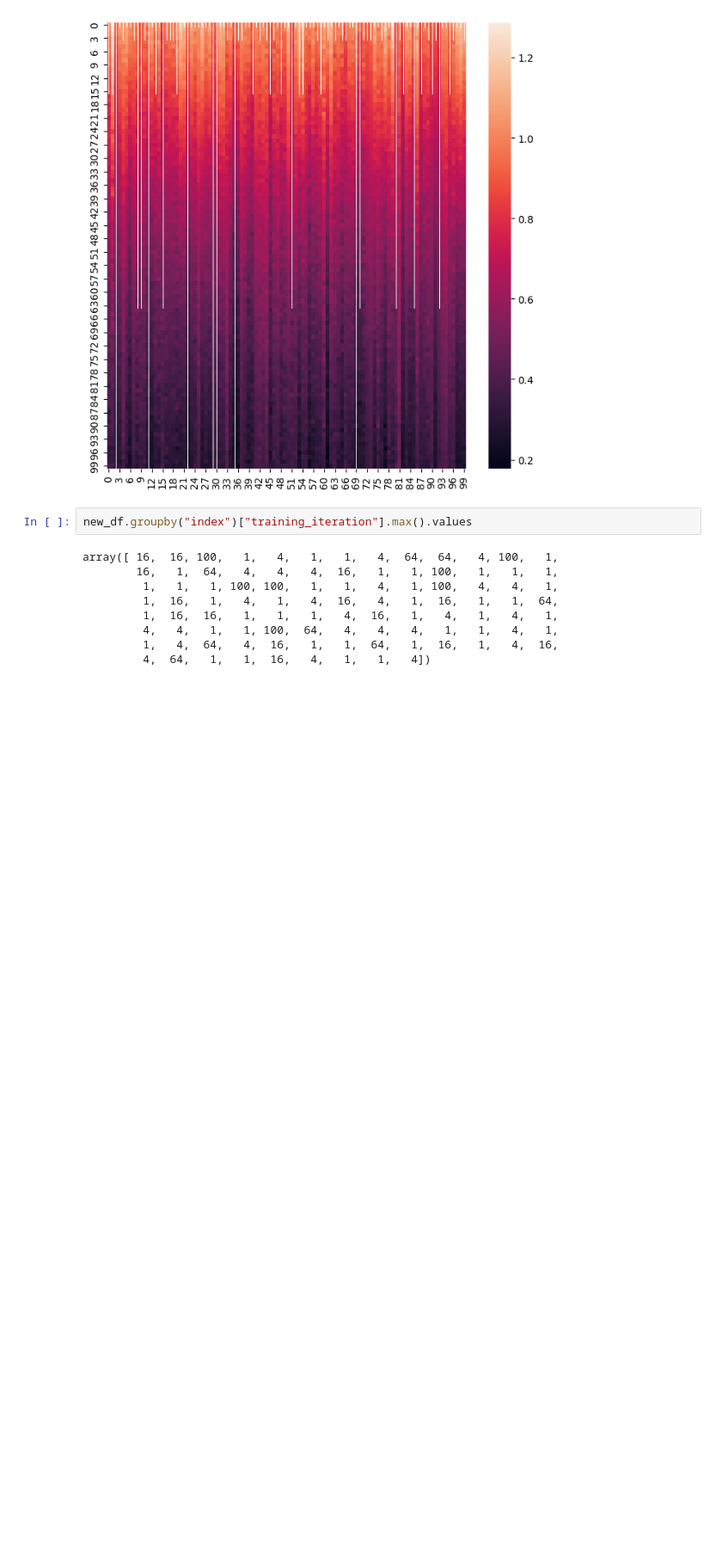
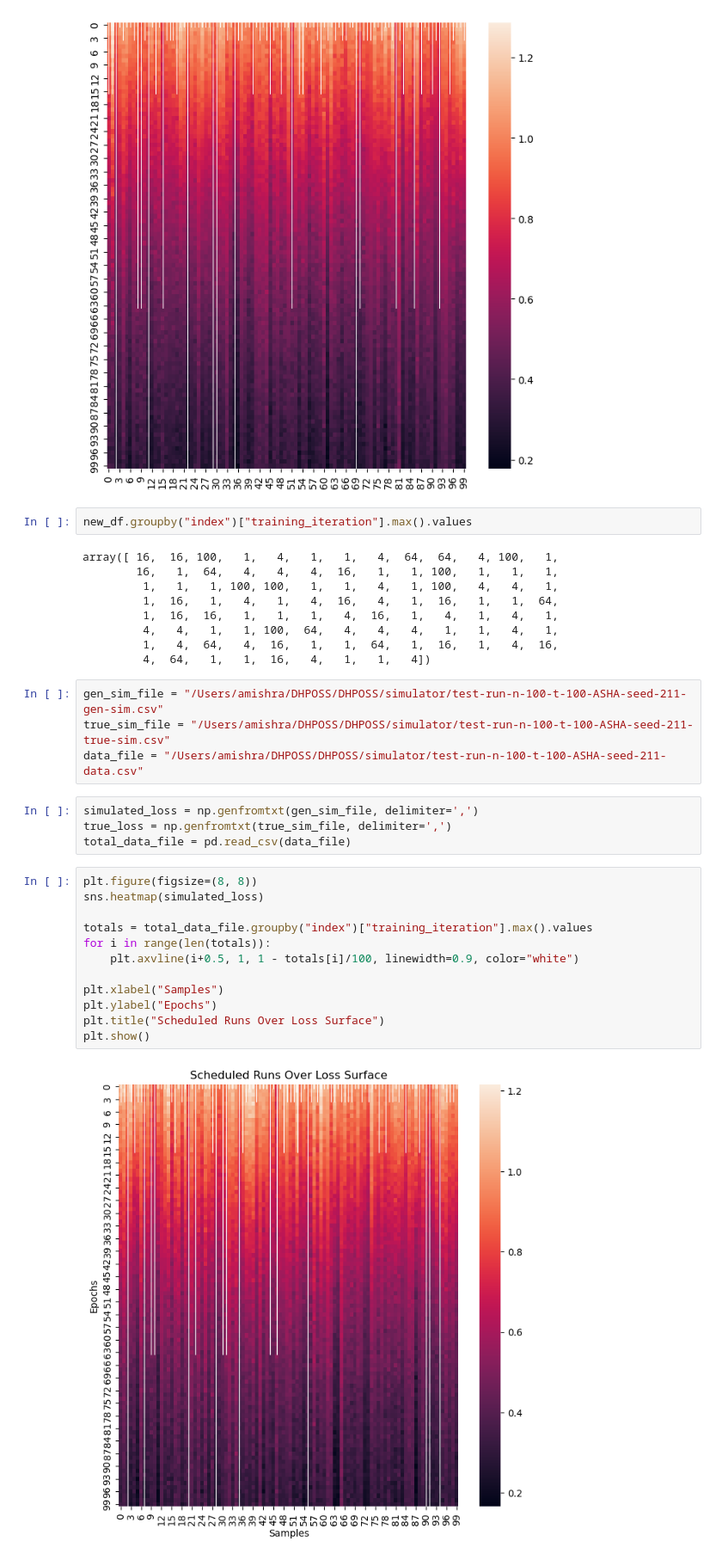
Before and after one commit to aakamishra/phoss, a Jupyter notebook: tune_analysis.ipynb, the cells around one changed output. Shown at 86% size. Saved outputs shown, nothing was run; the diff lists cells and outputs as text; blank space fills up the shorter version.

Commit message:
add visualizer tool

```diff
--- a/tune_analysis.ipynb
+++ b/tune_analysis.ipynb
@@ -185,3 +185,25 @@ array([ 16,  16, 100,   1,   4,   1,   1,   4,  64,  64,   4, 100,   1,
          4,   4,   1,   1, 100,  64,   4,   4,   4,   1,   1,   4,   1,
          1,   4,  64,   4,  16,   1,   1,  64,   1,  16,   1,   4,  16,
          4,  64,   1,   1,  16,   4,   1,   1,   4])
+# %%
+gen_sim_file = "/Users/amishra/DHPOSS/DHPOSS/simulator/test-run-n-100-t-100-ASHA-seed-211-gen-sim.csv"
+true_sim_file = "/Users/amishra/DHPOSS/DHPOSS/simulator/test-run-n-100-t-100-ASHA-seed-211-true-sim.csv"
+data_file = "/Users/amishra/DHPOSS/DHPOSS/simulator/test-run-n-100-t-100-ASHA-seed-211-data.csv"
+# %%
+simulated_loss = np.genfromtxt(gen_sim_file, delimiter=',')
+true_loss = np.genfromtxt(true_sim_file, delimiter=',')
+total_data_file = pd.read_csv(data_file)
+# %%
+plt.figure(figsize=(8, 8))
+sns.heatmap(simulated_loss)
+
+totals = total_data_file.groupby("index")["training_iteration"].max().values
+for i in range(len(totals)):
+    plt.axvline(i+0.5, 1, 1 - totals[i]/100, linewidth=0.9, color="white")
+
+plt.xlabel("Samples")
+plt.ylabel("Epochs")
+plt.title("Scheduled Runs Over Loss Surface")
+plt.show()
+# %% [output]
+[figure, added]
```
Also changed, not shown: parts of 2 cells of this notebook, 1 other file.
